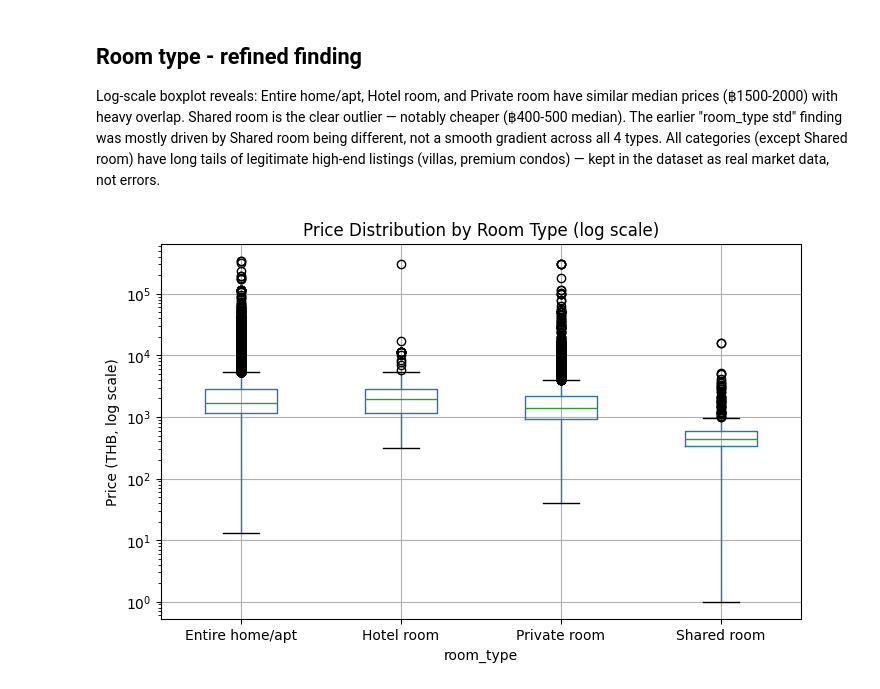
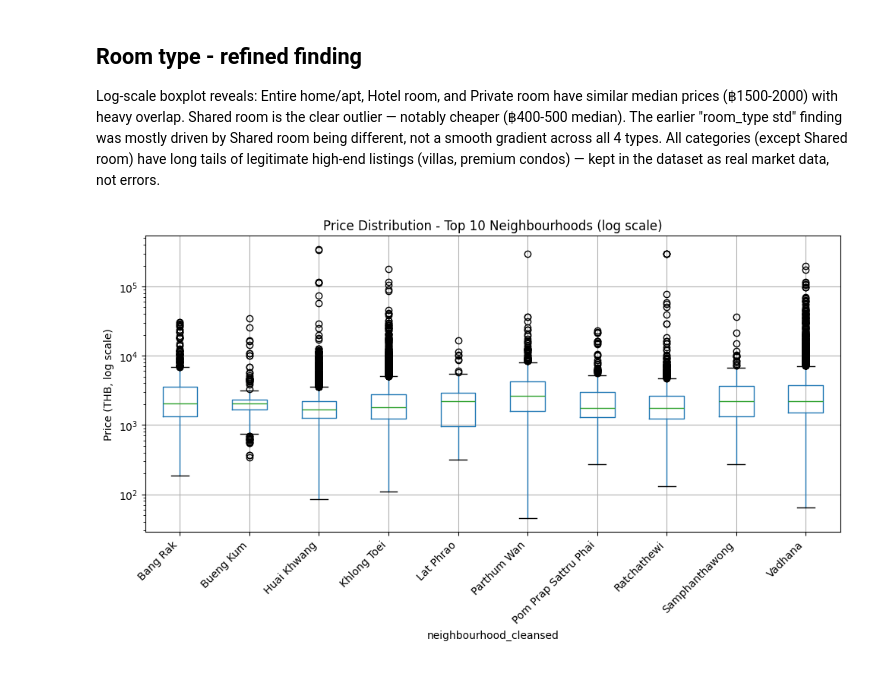
Before and after one commit to Major5846D/airbnb-eda, a Jupyter notebook: PROJECT_1.ipynb, the cells around one changed output. Drawn from its saved outputs; the diff is of its cells as text; code cells hidden in the pictures.

```diff
--- a/PROJECT_1.ipynb
+++ b/PROJECT_1.ipynb
@@ -783,12 +781,19 @@ dataset as real market data, not errors.
 # %%
 #gbvcsd
 # %%
+top10_neighbourhoods = df.groupby('neighbourhood_cleansed')['price'].median().sort_values(ascending=False).head(10).index
+
+subset = df[df['neighbourhood_cleansed'].isin(top10_neighbourhoods)]
+
 import matplotlib.pyplot as plt
-df.boxplot(column='price', by='room_type', figsize=(8,5))
+
+subset.boxplot(column='price', by='neighbourhood_cleansed', figsize=(10,6))
 plt.yscale('log')
-plt.title('Price Distribution by Room Type (log scale)')
+plt.xticks(rotation=45, ha='right')
+plt.title('Price Distribution - Top 10 Neighbourhoods (log scale)')
 plt.suptitle('')
 plt.ylabel('Price (THB, log scale)')
+plt.tight_layout()
 plt.show()
 # %% [output]
-[figure, old version]
+[figure, new version]
```
Also changed, not shown: parts of 4 cells of this notebook.
